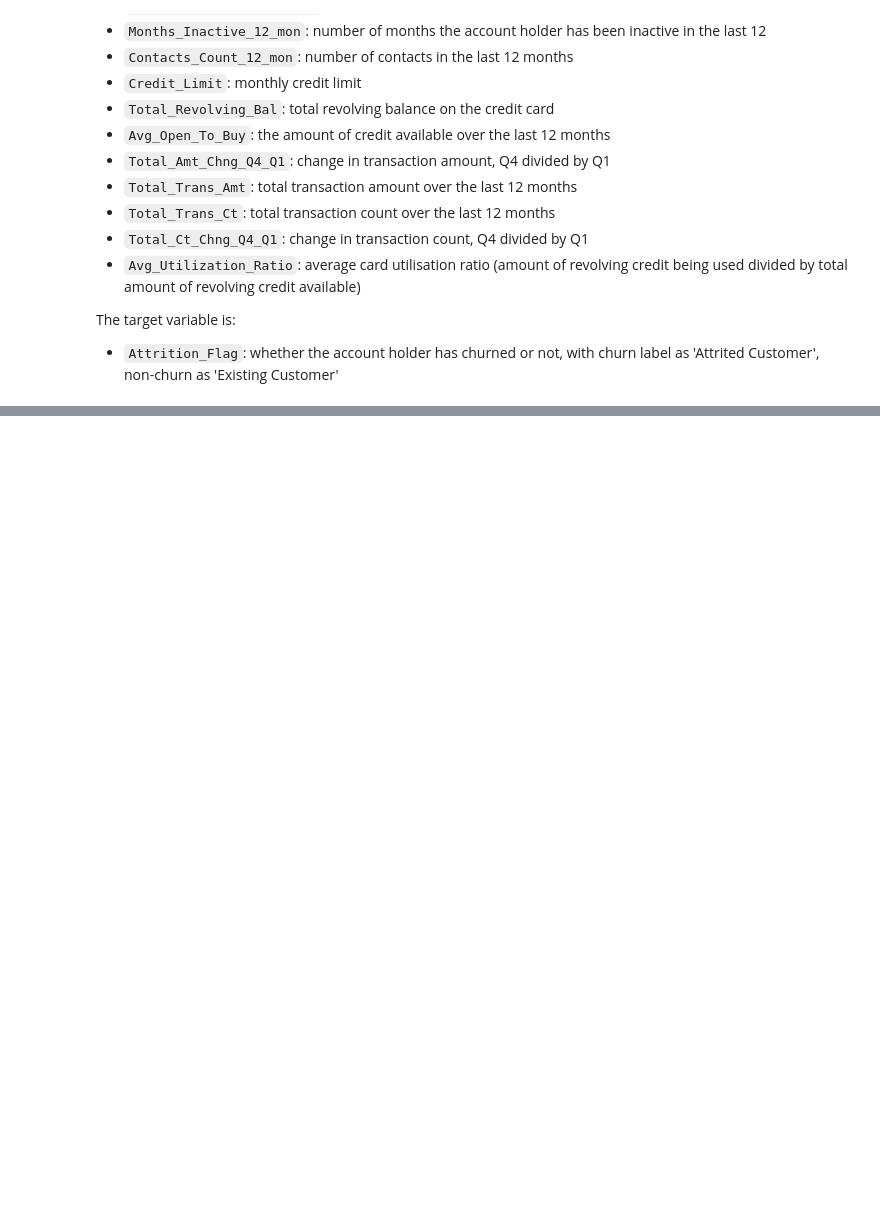
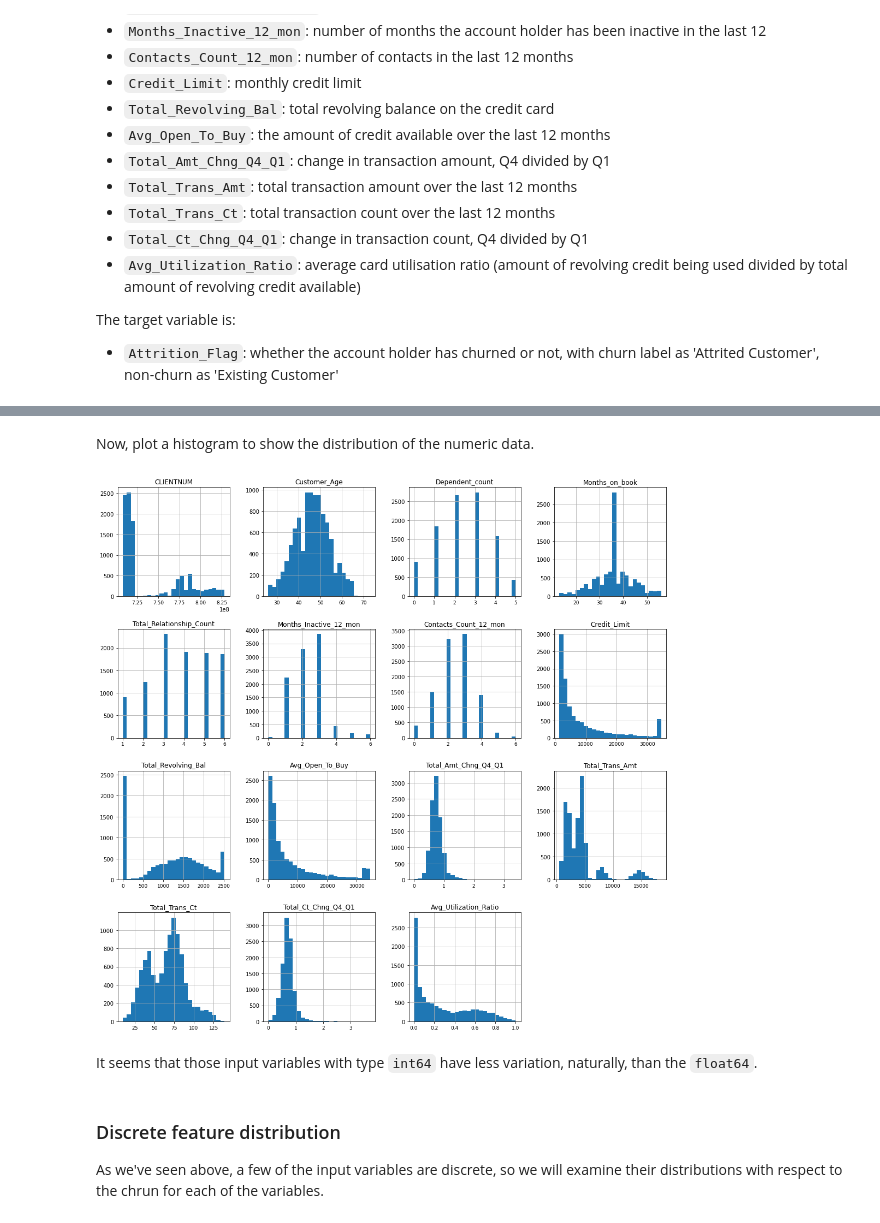
Before and after one commit to philip-papasavvas/ml_sandbox, a Jupyter notebook: notebook-projects/credit_card_churn.ipynb, the cells around one changed output, grey strips where cells are left out. Saved outputs shown, nothing was run; the diff lists cells and outputs as text; code cells hidden in the pictures; blank space fills up the shorter version.

Commit message:
updated credit card churn notebook
started the exploratory data analysis, grouping into discrete and numeric variables. added dummy variables for discrete categories

```diff
--- a/notebook-projects/credit_card_churn.ipynb
+++ b/notebook-projects/credit_card_churn.ipynb
@@ -66,0 +99,8 @@ The target variable is:
+# %%
+input_columns = [x for x in df.columns if 'Attrition_Flag' not in x]
+X = df.loc[:, input_columns]
+
+y = df['Attrition_Flag'] # target label
+y.replace({'Attrited Customer': 1, # binary values are clearer labels of churn/no churn
+           'Existing Customer': 0},
+          inplace=True)
@@ -66,0 +130,3 @@ The target variable is:
+# %%
+df_numeric = X.select_dtypes(include=['float64', 'int64'])
+df_numeric.head()
@@ -66,0 +140,12 @@ The target variable is:
+# %% [markdown]
+Now, plot a histogram to show the distribution of the numeric data.
+# %%
+df_numeric.hist(figsize=(18,18), bins=25, xlabelsize=9, ylabelsize=10);
+# add the semi-colon removed the matplotlib verbose information
+# %% [output]
+[figure, added]
+# %% [markdown]
+It seems that those input variables with type `int64` have less variation, naturally, than the `float64`.
+# %% [markdown]
+### Discrete feature distribution
+As we've seen above, a few of the input variables are discrete, so we will examine their distributions with respect to the chrun for each of the variables.
```
Also changed, not shown: parts of 19 cells of this notebook.
